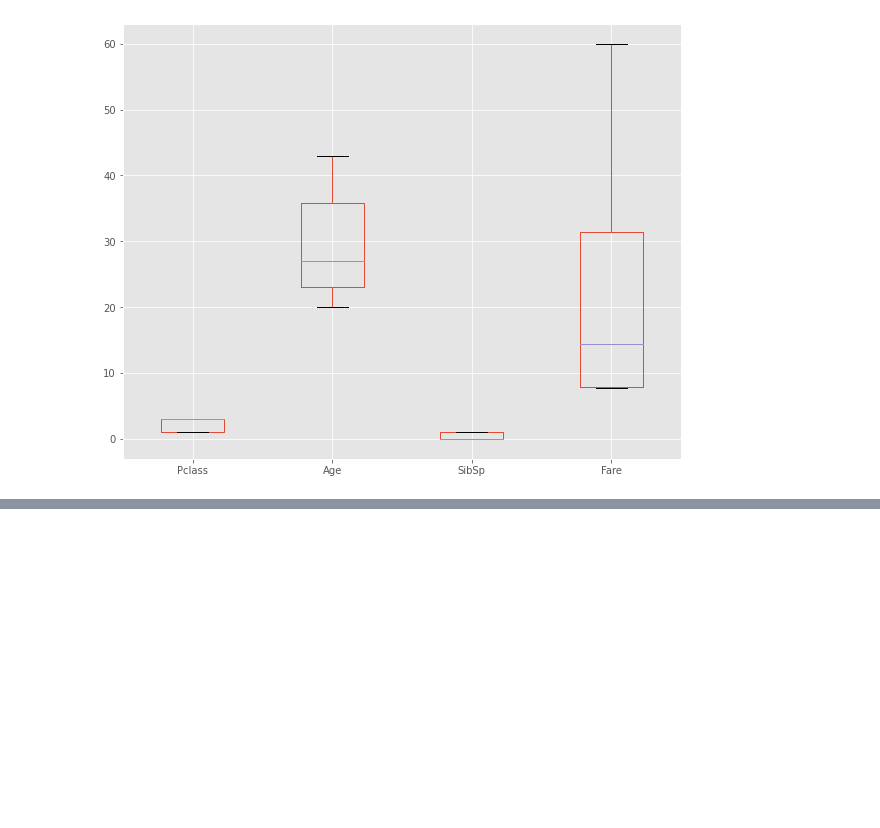
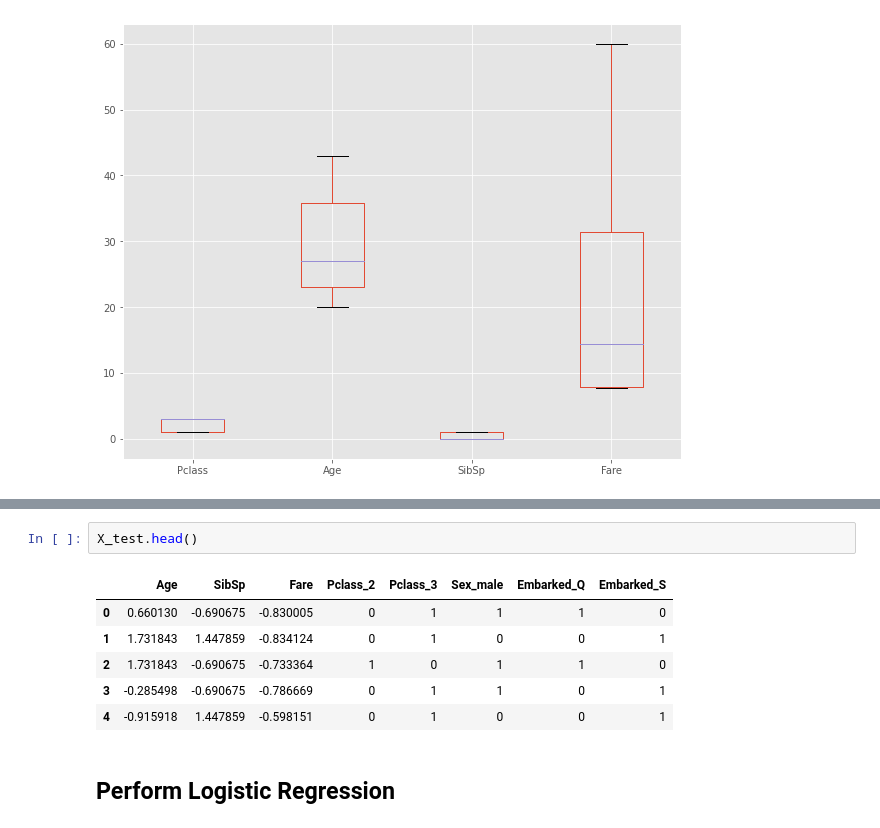
Before and after one commit to mwiginton/python-machine-learning-samples, a Jupyter notebook: logistic_regression_titanic_sample.ipynb, the cells around one changed output, grey strips where cells are left out. Drawn from its saved outputs; the diff is of its cells as text; blank space fills up the shorter version.

```diff
--- a/logistic_regression_titanic_sample.ipynb
+++ b/logistic_regression_titanic_sample.ipynb
@@ -410,0 +465,11 @@ test_copy.plot(kind='box', figsize= (10,8))
+# %%
+X_test.head()
+# %% [output]
+|  | Age | SibSp | Fare | Pclass_2 | Pclass_3 | Sex_male | Embarked_Q | Embarked_S |
+| 0 | 0.660130 | -0.690675 | -0.830005 | 0 | 1 | 1 | 1 | 0 |
+| 1 | 1.731843 | 1.447859 | -0.834124 | 0 | 1 | 0 | 0 | 1 |
+| 2 | 1.731843 | -0.690675 | -0.733364 | 1 | 0 | 1 | 1 | 0 |
+| 3 | -0.285498 | -0.690675 | -0.786669 | 0 | 1 | 1 | 0 | 1 |
+| 4 | -0.915918 | 1.447859 | -0.598151 | 0 | 1 | 0 | 0 | 1 |
+# %% [markdown]
+## Perform Logistic Regression
```
Also changed, not shown: parts of 16 cells of this notebook.
